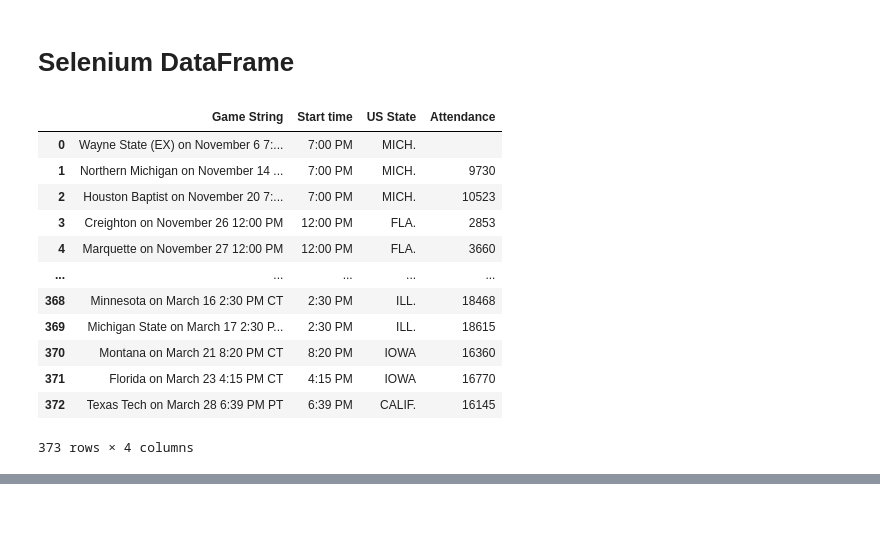
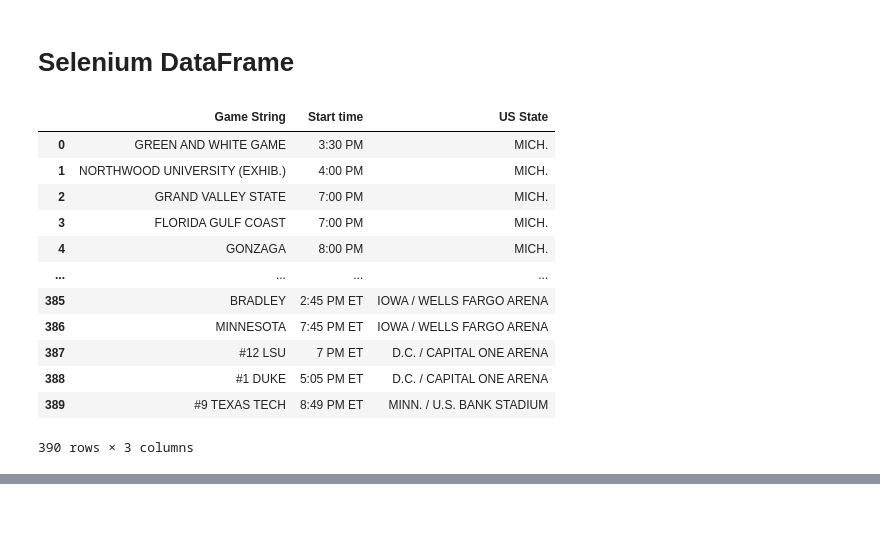
Before and after one commit to djboudia/milestone, a Jupyter notebook: 03_notebooks/basketball_times.ipynb, the cells around one changed output, grey strips where cells are left out. Drawn from its saved outputs; the diff is of its cells as text; code cells hidden in the pictures.

```diff
--- a/03_notebooks/basketball_times.ipynb
+++ b/03_notebooks/basketball_times.ipynb
@@ -83,12 +149,14 @@ game_strings = pd.Series(game_strings, name='Game String')
 #### Obtain game start times
 # %%
 from selenium import webdriver
+from selenium.webdriver.common.by import By
+from selenium.webdriver.chrome.service import Service
 driver = webdriver.Chrome('C:/Program Files/chromedriver/chromedriver.exe')
 
-seasons = ['2009-10', '2010-11', '2011-12', '2012-13', '2013-14', '2014-15', '2015-16', '2016-17', '2017-18', '2018-19']
 season_times = []
 for season in seasons:
-    driver.get(f'https://mgoblue.com/sports/mens-basketball/schedule/{season}')
+    driver.get(f'https://msuspartans.com/sports/mens-basketball/schedule/{season}')
+    time.sleep(2)
     driver.implicitly_wait(0.5)
 
     # pull times from anchor tags
@@ -96,8 +164,8 @@ for season in seasons:
     for e in elements:
         if ' vs ' in e.accessible_name or ' at ' in e.accessible_name:
             pass
-        elif ' PM' in e.accessible_name or ' AM' in e.accessible_name or ' p.m.' in e.accessible_name or ' Noon' in e.accessible_name:
-            season_times.append(re.findall('\d+:\d+ \w+|Noon', e.accessible_name)[0])
+        elif ' PM' in e.accessible_name or ' p.m.' in e.accessible_name or ' AM' in e.accessible_name or ' ET' in e.accessible_name or ' Noon' in e.accessible_name or ' noon' in e.accessible_name:
+            season_times.append(re.findall('\d+:\d+ \w+|(?<=\d )\d+ [\w\.]+|[Nn]oon', e.accessible_name)[0])
     driver.implicitly_wait(0.5)
 # %%
 season_times
@@ -131,0 +189,24 @@ len(df_cbb[(df_cbb['school'] == 'michigan')])
+# %%
+from selenium import webdriver
+from selenium.webdriver.common.by import By
+from selenium.webdriver.chrome.service import Service
+driver = webdriver.Chrome('C:/Program Files/chromedriver/chromedriver.exe')
+
+season_times = []
+for season in seasons:
+    driver.get(f'https://msuspartans.com/sports/mens-basketball/schedule/{season}')
+    time.sleep(2)
+    driver.implicitly_wait(0.5)
+
+    # pull times from anchor tags
+    elements = driver.find_elements(By.XPATH, "//div[@class='sidearm-schedule-game-opponent-date flex-item-1']/span/following-sibling::span")
+    for e in elements:
+#         if ' vs ' in e.accessible_name or ' at ' in e.accessible_name:
+#             pass
+#         elif ' PM' in e.accessible_name or ' p.m.' in e.accessible_name or ' AM' in e.accessible_name or ' ET' in e.accessible_name or ' Noon' in e.accessible_name or ' noon' in e.accessible_name:
+#             season_times.append(re.findall('\d+:\d+ \w+|(?<=\d )\d+ [\w\.]+|[Nn]oon', e.accessible_name)[0])
+        if e.text == '':
+            pass
+        else:
+            season_times.append(e.text)
+    driver.implicitly_wait(0.5)
@@ -132,3 +237,5 @@ len(df_cbb[(df_cbb['school'] == 'michigan')])
+# %%
+season_times = pd.Series(season_times, name='Start time')
 # %% [markdown]
 
 &nbsp;
@@ -144,10 +251,9 @@ from selenium.webdriver.chrome.service import Service
 s = Service('C:/Program Files/chromedriver/chromedriver.exe')
 browser = webdriver.Chrome(service=s)
 
-seasons = ['2009-10', '2010-11', '2011-12', '2012-13', '2013-14', '2014-15', '2015-16', '2016-17', '2017-18', '2018-19']
 states = []
 for season in seasons:
-    url = (f'https://mgoblue.com/sports/mens-basketball/schedule/{season}')
+    url = (f'https://msuspartans.com/sports/mens-basketball/schedule/{season}')
     browser.get(url)
     browser.implicitly_wait(0.5)
 
@@ -332,19 +450,19 @@ df_cbb[df_cbb['school'] == 'michigan'].tail()
 # %%
-df_selenium = pd.concat([game_strings, season_times, states, attendance_series], axis=1)
+df_selenium = pd.concat([game_strings, season_times, states], axis=1)
 df_selenium
 # %% [output]
-|  | Game String | Start time | US State | Attendance |
-| 0 | Wayne State (EX) on November 6 7:... | 7:00 PM | MICH. |  |
-| 1 | Northern Michigan on November 14 ... | 7:00 PM | MICH. | 9730 |
-| 2 | Houston Baptist on November 20 7:... | 7:00 PM | MICH. | 10523 |
-| 3 | Creighton on November 26 12:00 PM | 12:00 PM | FLA. | 2853 |
-| 4 | Marquette on November 27 12:00 PM | 12:00 PM | FLA. | 3660 |
-| ... | ... | ... | ... | ... |
-| 368 | Minnesota on March 16 2:30 PM CT | 2:30 PM | ILL. | 18468 |
-| 369 | Michigan State on March 17 2:30 P... | 2:30 PM | ILL. | 18615 |
-| 370 | Montana on March 21 8:20 PM CT | 8:20 PM | IOWA | 16360 |
-| 371 | Florida on March 23 4:15 PM CT | 4:15 PM | IOWA | 16770 |
-| 372 | Texas Tech on March 28 6:39 PM PT | 6:39 PM | CALIF. | 16145 |
+|  | Game String | Start time | US State |
+| 0 | GREEN AND WHITE GAME | 3:30 PM | MICH. |
+| 1 | NORTHWOOD UNIVERSITY (EXHIB.) | 4:00 PM | MICH. |
+| 2 | GRAND VALLEY STATE | 7:00 PM | MICH. |
+| 3 | FLORIDA GULF COAST | 7:00 PM | MICH. |
+| 4 | GONZAGA | 8:00 PM | MICH. |
+| ... | ... | ... | ... |
+| 385 | BRADLEY | 2:45 PM ET | IOWA / WELLS FARGO ARENA |
+| 386 | MINNESOTA | 7:45 PM ET | IOWA / WELLS FARGO ARENA |
+| 387 | #12 LSU | 7 PM ET | D.C. / CAPITAL ONE ARENA |
+| 388 | #1 DUKE | 5:05 PM ET | D.C. / CAPITAL ONE ARENA |
+| 389 | #9 TEXAS TECH | 8:49 PM ET | MINN. / U.S. BANK STADIUM |
-373 rows × 4 columns
+390 rows × 3 columns
 # %%
 # remove rows where '(EX)' in 'Game String' before pd.concat w/ df_cbb
```
Also changed, not shown: parts of 52 cells of this notebook.
